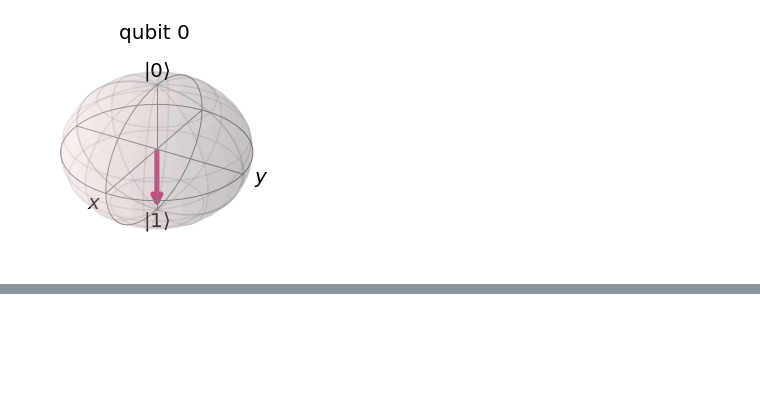
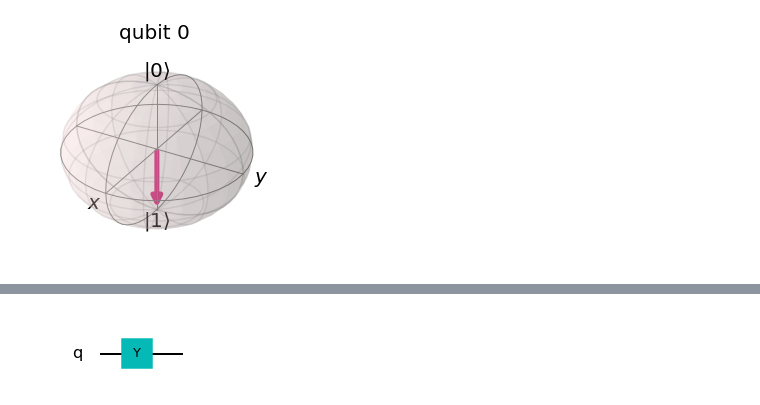
Before and after one commit to vabarbosa/vb_qiskit-quantumcomputing, a Jupyter notebook: SingleQubitStates.ipynb, the cells around one changed output, grey strips where cells are left out. Saved outputs shown, nothing was run; the diff lists cells and outputs as text; code cells hidden in the pictures; blank space fills up the shorter version.

```diff
--- a/SingleQubitStates.ipynb
+++ b/SingleQubitStates.ipynb
@@ -18,0 +27,6 @@ plot_bloch_multivector(out)
+# %%
+qc = QuantumCircuit(1)
+qc.y(0)
+qc.draw('mpl')
+# %% [output]
+[figure, added]
```
Also changed, not shown: parts of 4 cells of this notebook.
